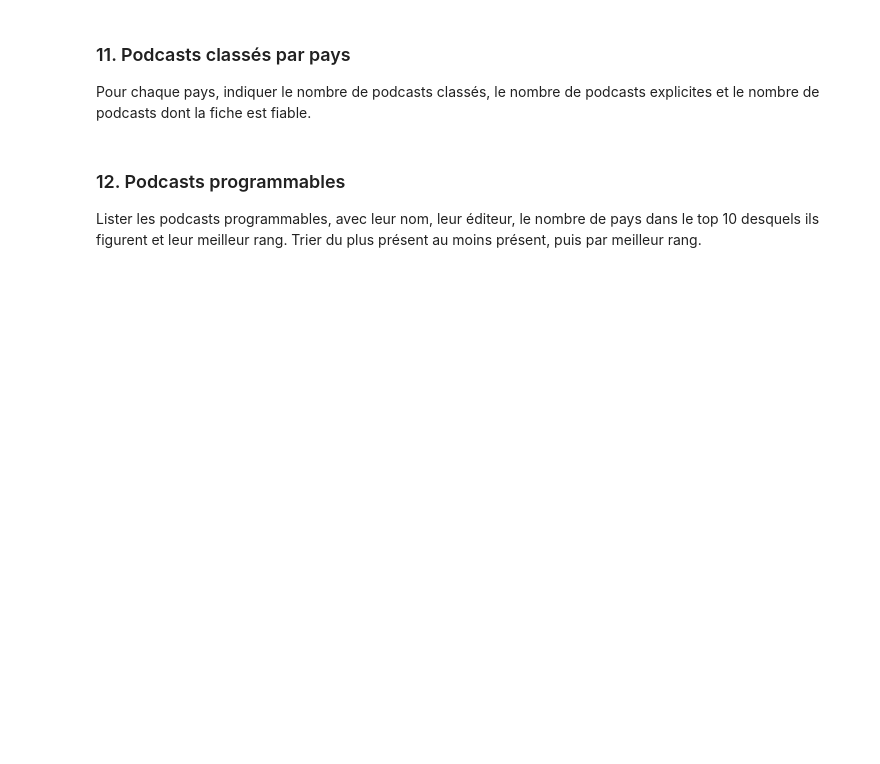
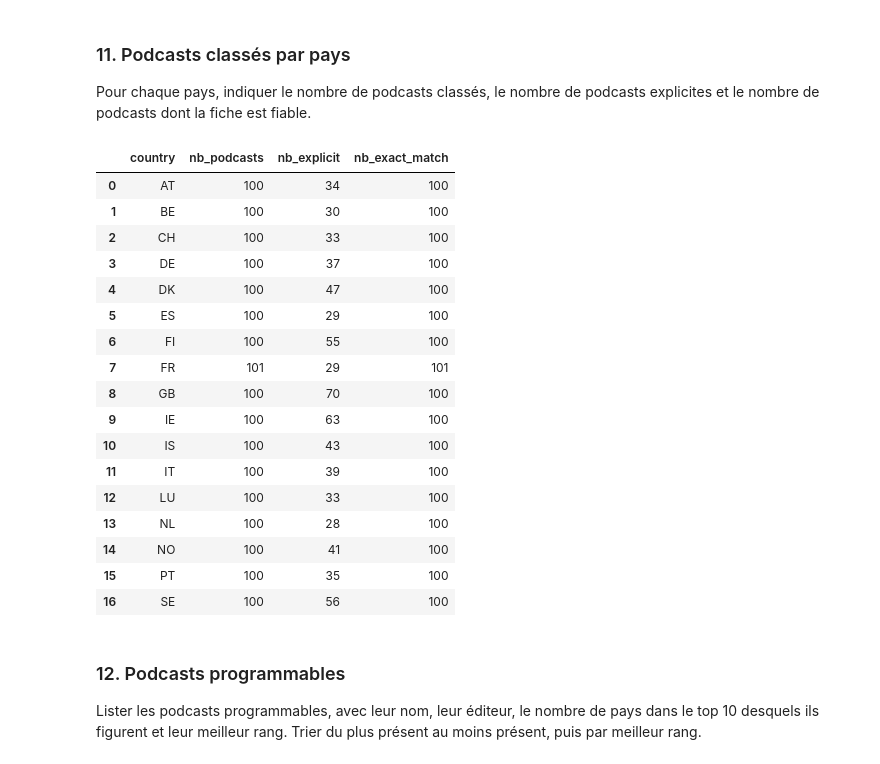
Before and after one commit to claramouass/sae-groupe01, a Jupyter notebook: queries.ipynb, the cells around one changed output. Cells and saved outputs as stored; diff of their text form; code cells hidden in the pictures; blank space fills up the shorter version.

```diff
--- a/queries.ipynb
+++ b/queries.ipynb
@@ -274,6 +417,40 @@ Lister les albums dont tous les titres ont été diffusés au moins une fois.
 ### 11. Podcasts classés par pays
 
 Pour chaque pays, indiquer le nombre de podcasts classés, le nombre de podcasts explicites et le nombre de podcasts dont la fiche est fiable.
+# %%
+Q11 = pd.read_sql_query(
+    """
+        SELECT PodcastRankings.country, COUNT(*) AS nb_podcasts, SUM(Podcasts.explicit) AS nb_explicit, SUM(Podcasts.match_status = 'exact') AS nb_exact_match
+        FROM PodcastRankings
+        JOIN Podcasts ON PodcastRankings.podcast_id = Podcasts.podcast_id
+        GROUP BY PodcastRankings.country
+        ORDER BY PodcastRankings.country
+    """,
+    con=sqlite_connection
+)
+
+#Q11.to_csv("references/q11.csv", index = False)
+
+Q11
+# %% [output]
+|  | country | nb_podcasts | nb_explicit | nb_exact_match |
+| 0 | AT | 100 | 34 | 100 |
+| 1 | BE | 100 | 30 | 100 |
+| 2 | CH | 100 | 33 | 100 |
+| 3 | DE | 100 | 37 | 100 |
+| 4 | DK | 100 | 47 | 100 |
+| 5 | ES | 100 | 29 | 100 |
+| 6 | FI | 100 | 55 | 100 |
+| 7 | FR | 101 | 29 | 101 |
+| 8 | GB | 100 | 70 | 100 |
+| 9 | IE | 100 | 63 | 100 |
+| 10 | IS | 100 | 43 | 100 |
+| 11 | IT | 100 | 39 | 100 |
+| 12 | LU | 100 | 33 | 100 |
+| 13 | NL | 100 | 28 | 100 |
+| 14 | NO | 100 | 41 | 100 |
+| 15 | PT | 100 | 35 | 100 |
+| 16 | SE | 100 | 56 | 100 |
 # %% [markdown]
 ### 12. Podcasts programmables
 
```
Also changed, not shown: parts of 9 cells of this notebook.
